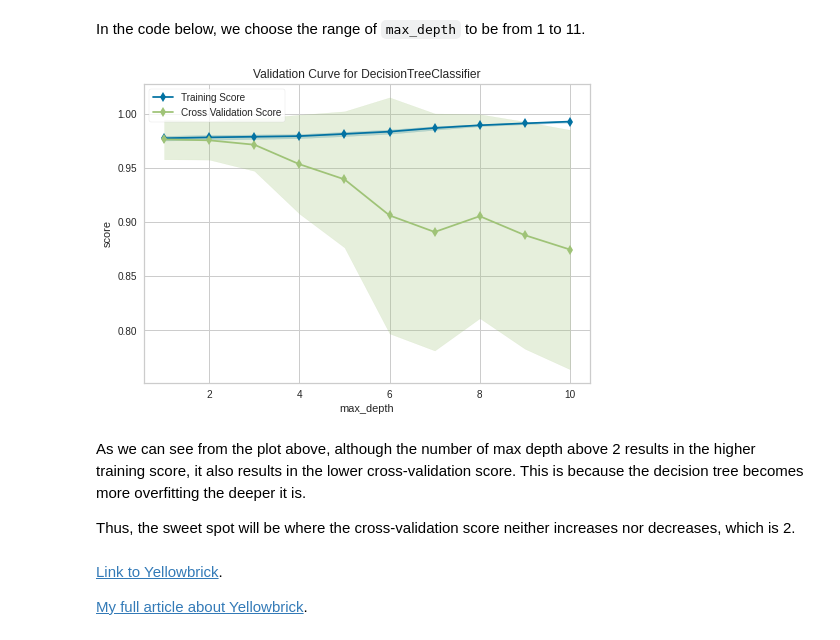
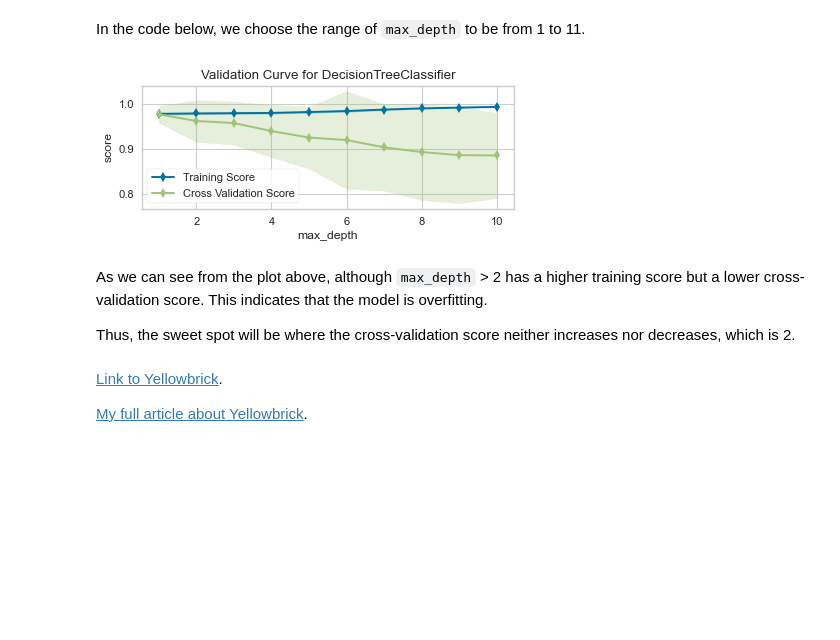
Before and after one commit to khuyentran1401/Efficient_Python_tricks_and_tools_for_data_scientists, a Jupyter notebook: Chapter5/machine_learning.ipynb, the cells around one changed output. Cells and saved outputs as stored; diff of their text form; code cells hidden in the pictures; blank space fills up the shorter version.

```diff
--- a/Chapter5/machine_learning.ipynb
+++ b/Chapter5/machine_learning.ipynb
@@ -285,14 +283,18 @@ DecisionTreeClassifier()
 # %% [markdown]
 In the code below, we choose the range of `max_depth` to be from 1 to 11.
 # %%
+from matplotlib.pyplot import figure
+
+figure(figsize=(6, 2), dpi=80)
+
 viz = validation_curve(
     DecisionTreeClassifier(), X, y, param_name="max_depth",
     param_range=np.arange(1, 11), cv=10, scoring="f1",
 )
 # %% [output]
-[figure, old version]
+[figure, new version]
 # %% [markdown]
-As we can see from the plot above, although the number of max depth above 2 results in the higher training score, it also results in the lower cross-validation score. This is because the decision tree becomes more overfitting the deeper it is.
+As we can see from the plot above, although `max_depth` > 2 has a higher training score but a lower cross-validation score. This indicates that the model is overfitting.
 
 Thus, the sweet spot will be where the cross-validation score neither increases nor decreases, which is 2.
 # %% [markdown]
```
Also changed, not shown: parts of 5 cells of this notebook, 8 other files.
